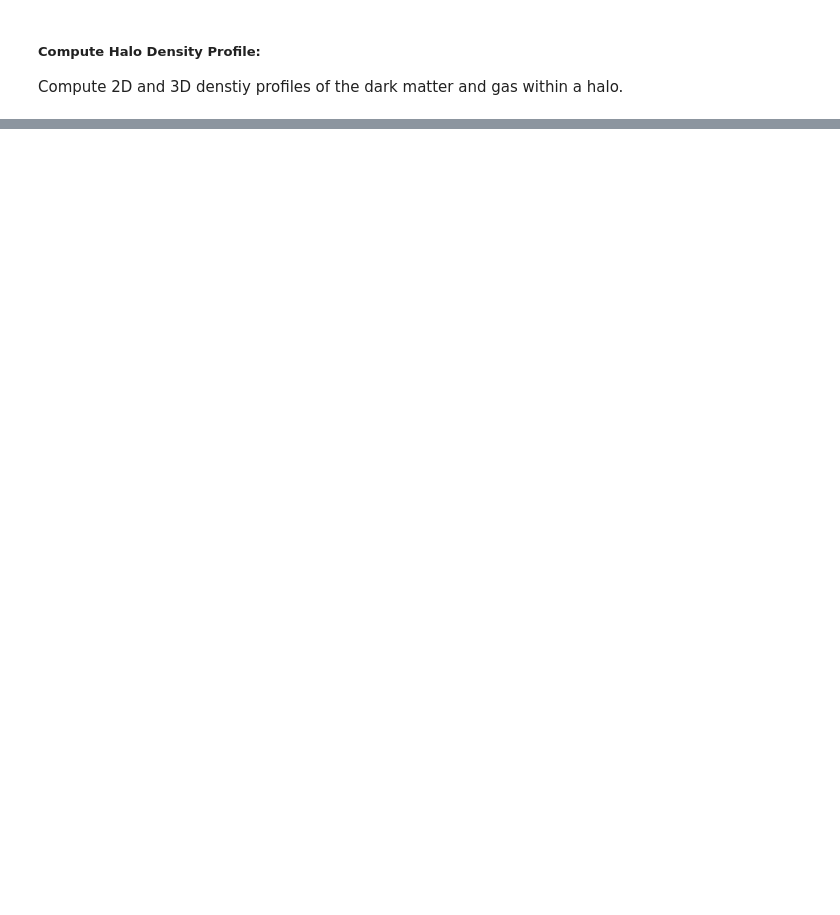
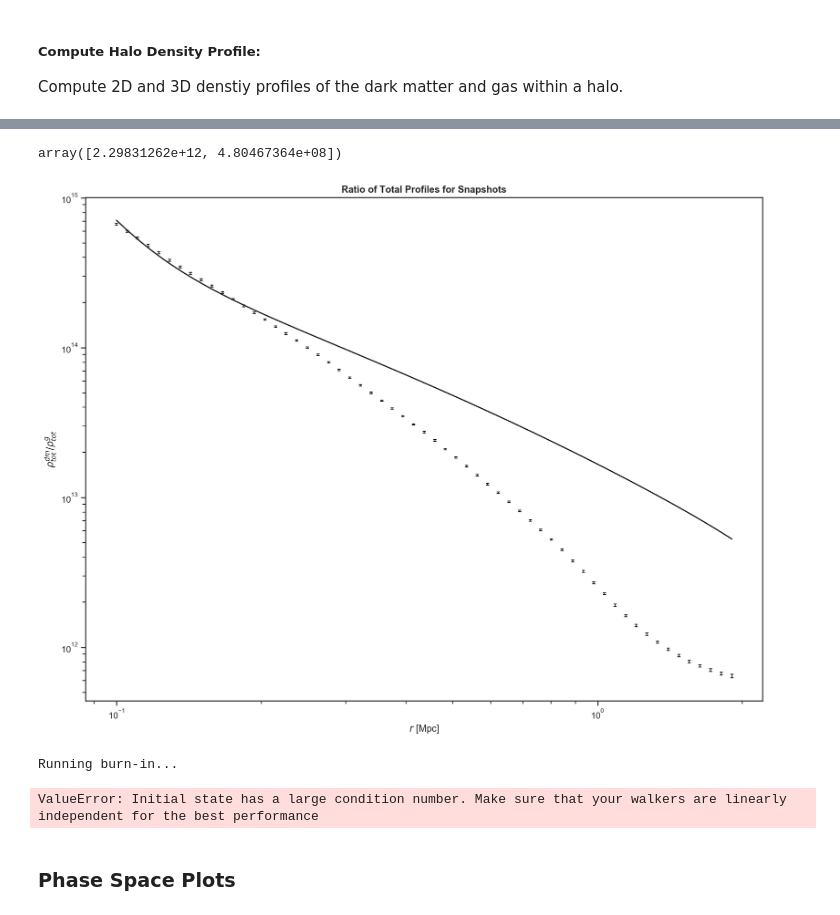
Before and after one commit to samgolds/tng-splashback-measurements, a Jupyter notebook: gas_dm_profile_comparison.ipynb, the cells around one changed output, grey strips where cells are left out. Cells and saved outputs as stored; diff of their text form; code cells hidden in the pictures; blank space fills up the shorter version.

```diff
--- a/gas_dm_profile_comparison.ipynb
+++ b/gas_dm_profile_comparison.ipynb
@@ -539,0 +884,64 @@ plt.tight_layout()
+# %%
+initial = [0.19, 6.0, 4.0, 3, 3, 5*conv_fac, 5*conv_fac, 5]
+guess = [10**20, 10**20]
+
+r_fit = averaged_r_tot
+rho_fit = averaged_rho_tot
+err_fit = np.sqrt(np.diag(cov_tot))
+
+data = [r_fit, rho_fit, cov_tot]
+res = scipy.optimize.minimize(log_prob, guess, data, method="Nelder-Mead")
+# %%
+res.x
+# %% [output]
+array([2.29831262e+12, 4.80467364e+08])
+# %%
+
+r_thr = np.logspace(np.log10(np.min(r_fit)), np.log10(np.max(r_fit)), 200)
+rho_thr = rho_DK14(theta_guess, r_thr)
+
+plt.figure(figsize=(13,10))
+plt.errorbar(r_fit, rho_fit, err_fit, markersize = 3, ecolor = 'k',
+             elinewidth = 1, capsize=2, linewidth=0)
+plt.plot(r_thr, rho_thr, color="k")
+plt.xscale("log")
+plt.yscale("log")
+
+plt.title("Ratio of Total Profiles for Snapshots", fontweight="bold")
+plt.xlabel(r"$r$ [Mpc]")
+
+plt.ylabel(r"$\rho_{tot}^{dm} / \rho_{tot}^{g}$")
+
+plt.tight_layout()
+# %% [output]
+[figure, added]
+# %%
+# Run MCMC to fit data
+ind_tot = np.where(averaged_rho_tot != 0)
+data = (averaged_r_tot[ind_tot], averaged_rho_tot[ind_tot], np.sqrt(var_tot)[ind_tot])
+
+# initial = [alpha, beta, gamma, r_s, r_t, rho_s, rho_0, s_e]
+initial = [0.19, 6.0, 4.0, 3, 3, 5*conv_fac, 5*conv_fac, 5]
+
+
+ndim = len(initial)
+nwalkers=500
+p0 = [np.array(initial) + 1e-7 * np.random.randn(ndim) for i in range(nwalkers)]
+niter = 1000
+
+def main(p0,nwalkers,niter,ndim,lnprob,data):
+    sampler = emcee.EnsembleSampler(nwalkers, ndim, lnprob, args=data)
+
+    print("Running burn-in...")
+    p0, _, _ = sampler.run_mcmc(p0, 100)
+    sampler.reset()
+
+    print("Running production...")
+    pos, prob, state = sampler.run_mcmc(p0, niter)
+
+    return sampler, pos, prob, state
+
+sampler, pos, prob, state = main(p0,nwalkers,niter,ndim,log_prob,data)
+# %% [output]
+Running burn-in...
+ValueError: Initial state has a large condition number. Make sure that your walkers are linearly independent for the best performance
@@ -539,0 +967,2 @@ plt.tight_layout()
+# %% [markdown]
+### **Phase Space Plots**
```
Also changed, not shown: parts of 23 cells of this notebook, 4 other files.
